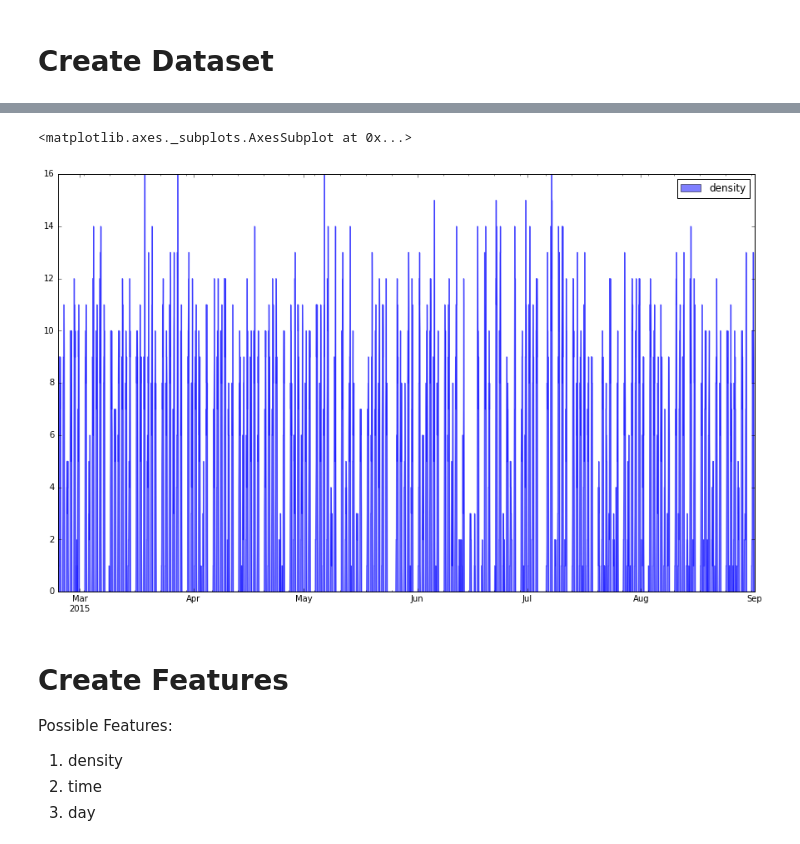
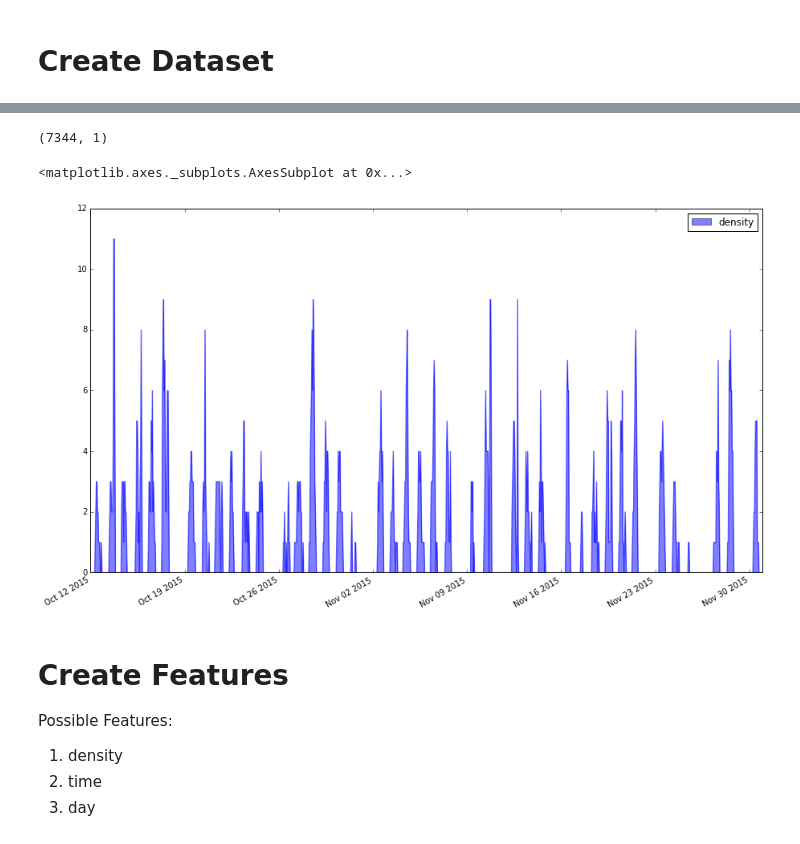
Before and after one commit to jake-g/parking-app, a Jupyter notebook: experiments/jake_scripts/gradient_boost.ipynb, the cells around one changed output, grey strips where cells are left out. Saved outputs shown, nothing was run; the diff lists cells and outputs as text; code cells hidden in the pictures.

```diff
--- a/experiments/jake_scripts/gradient_boost.ipynb
+++ b/experiments/jake_scripts/gradient_boost.ipynb
@@ -30,34 +28,37 @@ SyntaxError: invalid syntax (<ipython-input-92-9f4e26ec3ea3>, line 2)
 # %%
 # Get Parking Data
 path = '../datastore/paystations/'
-f = '8005_374_days.d'
+f = '32489_350_days_of_365.d'
 key = f.split('_')[0]
 data = pickle.load(open(path + f, 'rb'))
+data.shape
+start_day = '1-1-2015'
+end_day = '1-1-2016'
+start = pd.to_datetime(start_day, format='%m-%d-%Y')
+end = pd.to_datetime(end_day, format='%m-%d-%Y')
 # %%
-start_day = '2-23-2015'
-end_day = '3-3-2016'
-start = pd.to_datetime(start_day, format='%m-%d-%Y')
-end = pd.to_datetime(end_day, format='%m-%d-%Y')
-start2 = pd.to_datetime('3-19-2015', format='%m-%d-%Y')
-end2 = pd.to_datetime('9-1-2015', format='%m-%d-%Y') # rain
+
+start2 = pd.to_datetime('10-12-2015', format='%m-%d-%Y')
+end2 = pd.to_datetime('12-1-2015', format='%m-%d-%Y') # rain
 
 # make timeseries dataframe
 ts = pd.DataFrame(data.flatten(), columns=['density'])
 ts.index = pd.date_range(start, end, freq='H')[0:-1]
 ts = ts.dropna()
-ts = ts[start:end2]
-
+print ts.shape
+ts = ts[start2:end2]
 # # Concat rain data(starts 3-19)
 # w = w.resample('H', fill_method='pad') # upsample to hourly
 # w.fillna(0)
 # ts = pd.concat([ts, w], axis=1)
 
 # Show
 ts.plot(legend=True, kind='area', stacked=False)
 # # ts.to_csv('parking.csv')
 # %% [output]
-<matplotlib.axes._subplots.AxesSubplot at 0x...>
+(7344, 1)
+<matplotlib.axes._subplots.AxesSubplot at 0x...>
-[figure, old version]
+[figure, new version]
 # %% [markdown]
 # Create Features
 Possible Features:
```
Also changed, not shown: parts of 8 cells of this notebook, 3 other files.
